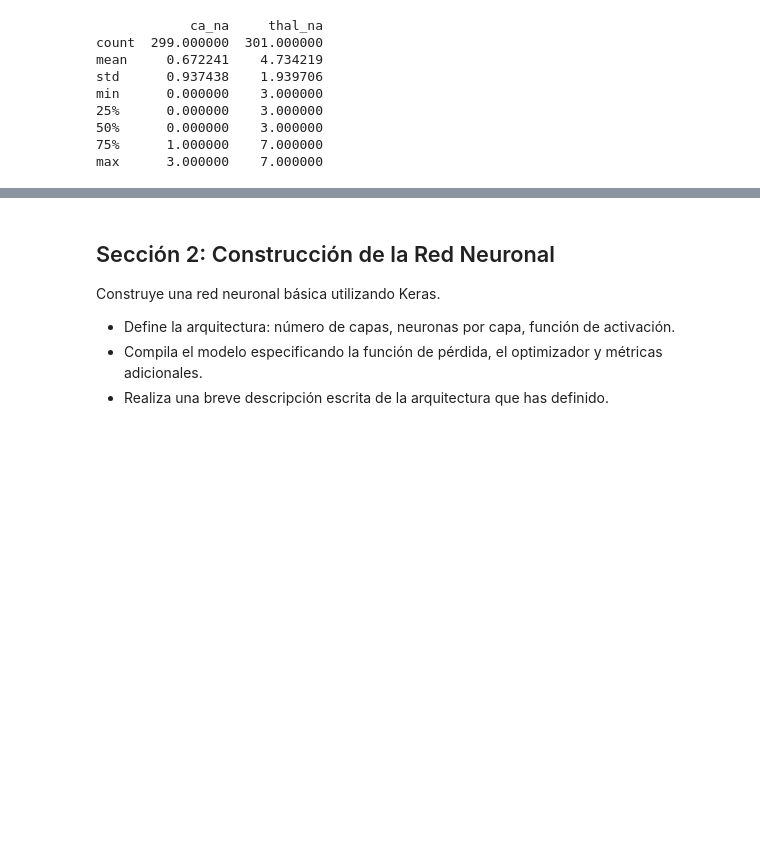
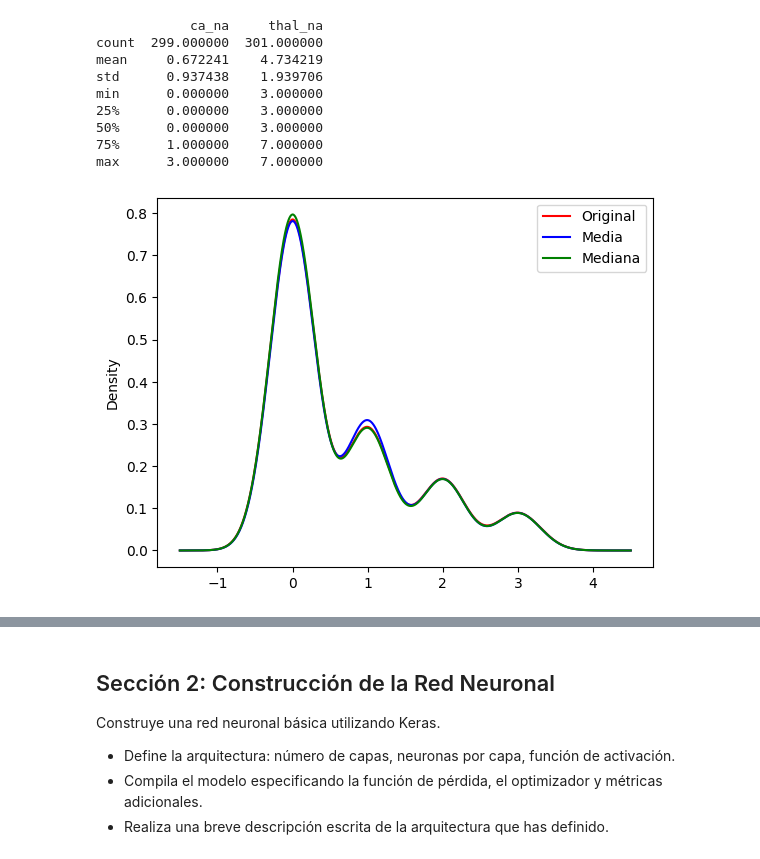
Before and after one commit to lpyo87/Statistical_LearningII, a Jupyter notebook: HT1/HT1 - Redes neuronales.ipynb, the cells around one changed output, grey strips where cells are left out. Drawn from its saved outputs; the diff is of its cells as text; code cells hidden in the pictures; blank space fills up the shorter version.

```diff
--- a/HT1/HT1 - Redes neuronales.ipynb
+++ b/HT1/HT1 - Redes neuronales.ipynb
@@ -164,13 +164,19 @@ min      0.000000    3.000000
 50%      0.000000    3.000000
 75%      1.000000    7.000000
 max      3.000000    7.000000
+# %%
+# Se crean las columnas de Media y Mediana
+data['ca_mean']=data['ca_na'].fillna(media)
+data['ca_median']=data['ca_na'].fillna(mediana)
 # %%
 # Representación gráfica
 fig=plt.figure()
 ax=fig.add_subplot(111)
 
-data['ca'].plot.density(color='red',label='Original')
-data['ca_Mean'].plot.density(color='blue',label='Media')
-data['ca_Median'].plot.density(color='green',label='Mediana')
+data['ca_na'].plot.density(color='red',label='Original')
+data['ca_mean'].plot.density(color='blue',label='Media')
+data['ca_median'].plot.density(color='green',label='Mediana')
 ax.legend()
 plt.show()
+# %% [output]
+[figure, added]
```
Also changed, not shown: parts of 23 cells of this notebook.
